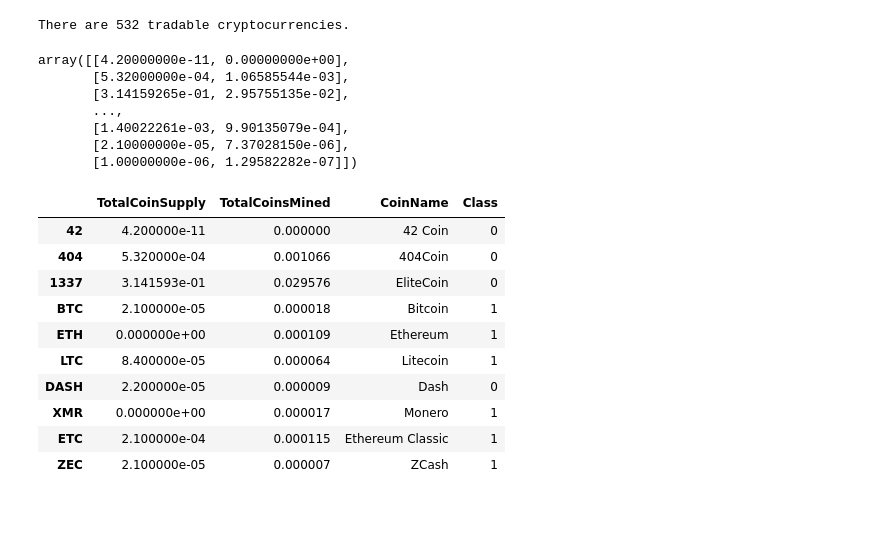
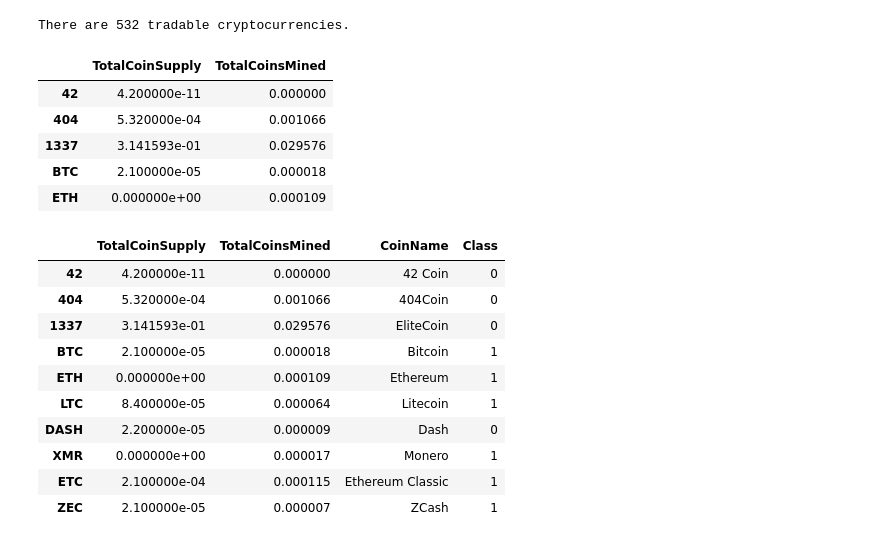
Before and after one commit to debcuyler/Cryptocurrencies, a Jupyter notebook: crypto_clustering.ipynb, the cells around one changed output. Cells and saved outputs as stored; diff of their text form; code cells hidden in the pictures; blank space fills up the shorter version.

```diff
--- a/crypto_clustering.ipynb
+++ b/crypto_clustering.ipynb
@@ -312,13 +323,22 @@ clustered_df.head(10)
 There are 532 tradable cryptocurrencies.
 # %%
 # Scaling data to create the scatter plot with tradable cryptocurrencies.
-# YOUR CODE HERE
+data = clustered_df[["TotalCoinSupply", "TotalCoinsMined"]]
+
+#Create the scaler
+scaler = MinMaxScaler()
+
+# Fit the data
+scaled_data = scaler.fit_transform(data)
-# %% [output]
-array([[4.20000000e-11, 0.00000000e+00],
-       [5.32000000e-04, 1.06585544e-03],
-       [3.14159265e-01, 2.95755135e-02],
-       ...,
-       [1.40022261e-03, 9.90135079e-04],
-       [2.10000000e-05, 7.37028150e-06],
-       [1.00000000e-06, 1.29582282e-07]])
+# %%
+# Create a new DataFrame that has the scaled data with the clustered_df DataFrame index.
+plot_df = pd.DataFrame(scaled_data, columns=["TotalCoinSupply", "TotalCoinsMined"], index=clustered_df.index)
+plot_df.head()
+# %% [output]
+|  | TotalCoinSupply | TotalCoinsMined |
+| 42 | 4.200000e-11 | 0.000000 |
+| 404 | 5.320000e-04 | 0.001066 |
+| 1337 | 3.141593e-01 | 0.029576 |
+| BTC | 2.100000e-05 | 0.000018 |
+| ETH | 0.000000e+00 | 0.000109 |
 # %%
```
Also changed, not shown: parts of 6 cells of this notebook.
